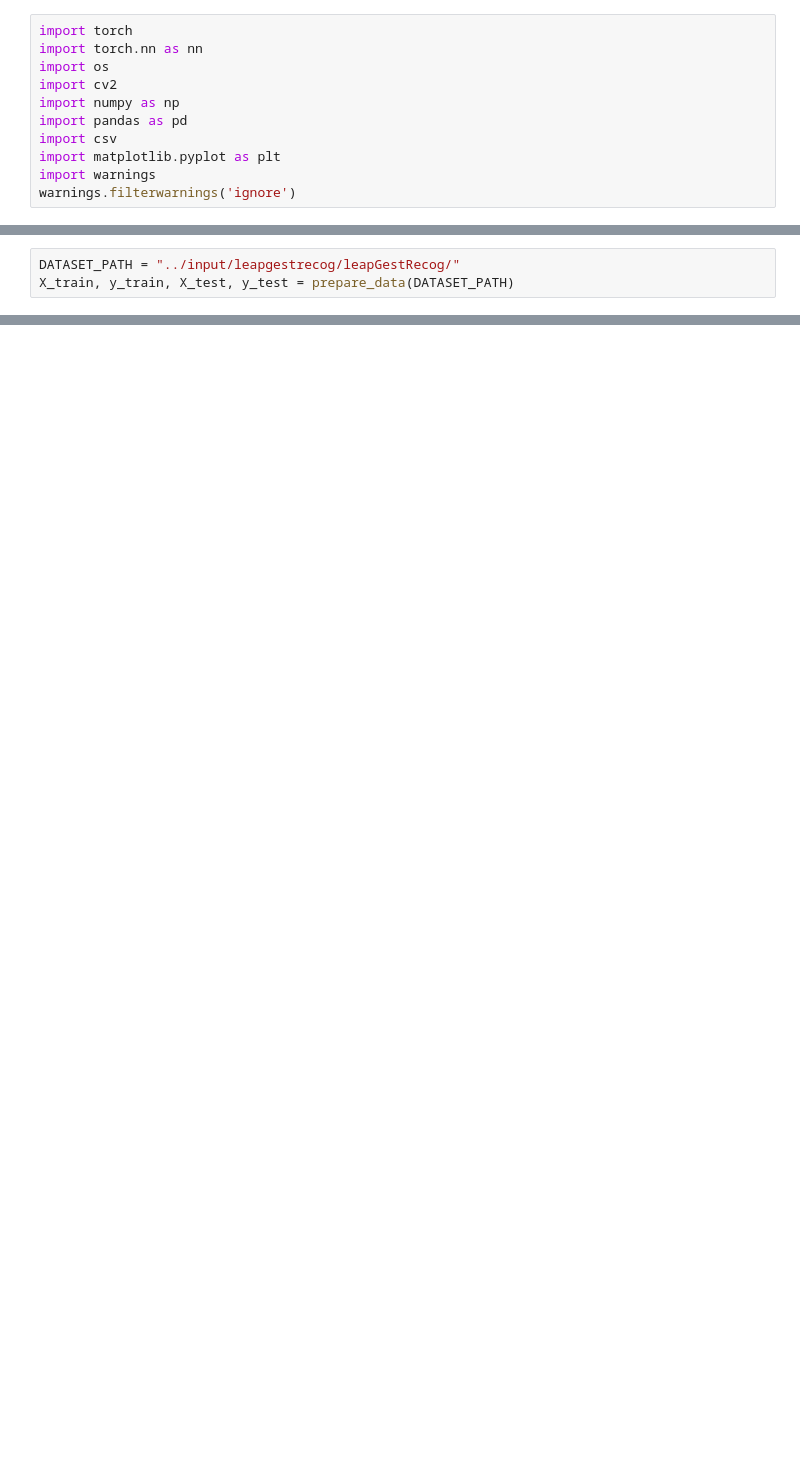
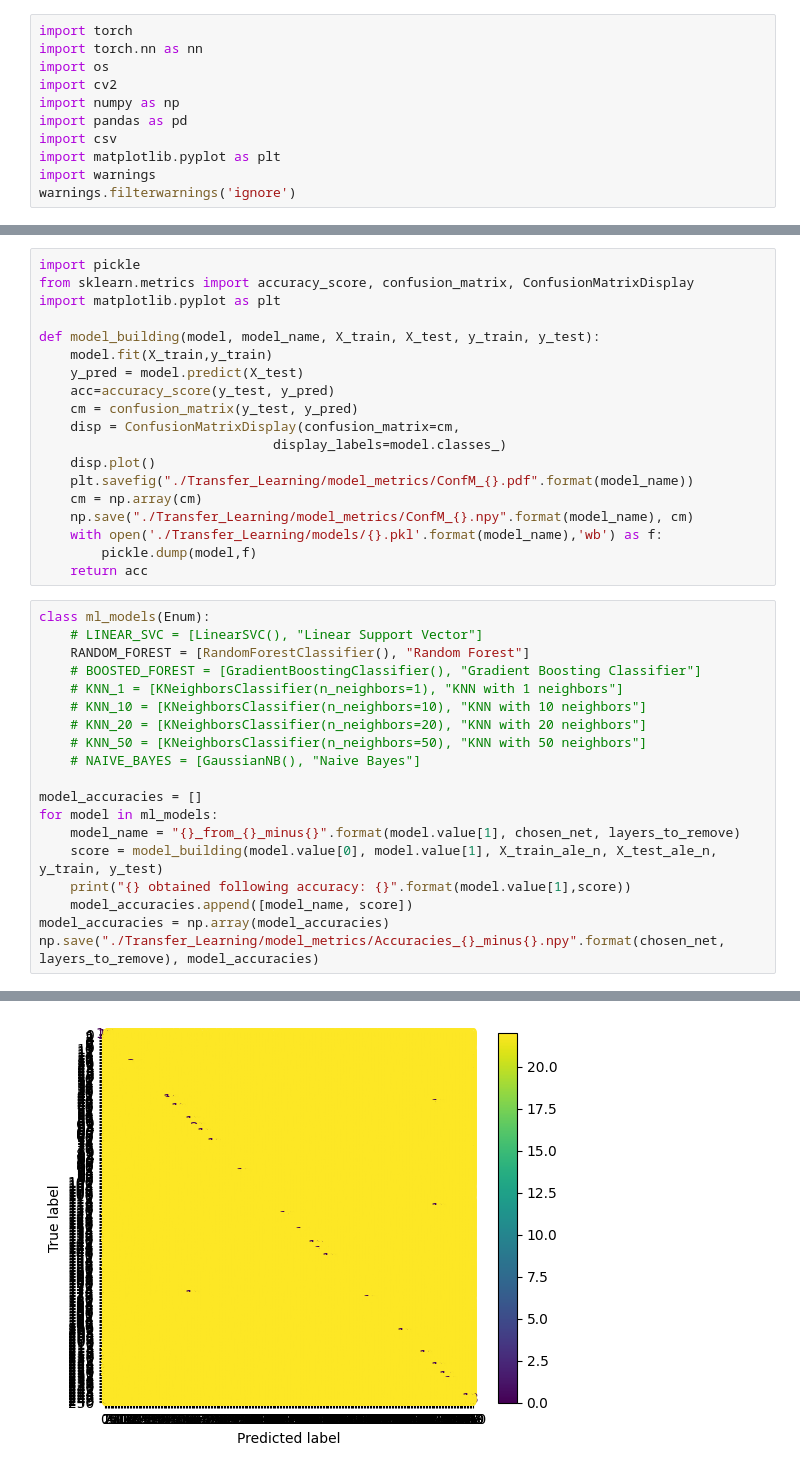
Before and after one commit to Adri261/progettoVIPM, a Jupyter notebook: Transfer_Learning/transfer-learning-with-alexnet.ipynb, the cells around one changed output, grey strips where cells are left out. Cells and saved outputs as stored; diff of their text form; blank space fills up the shorter version.

Commit message:
completato jupyter per transfer learning

```diff
--- a/Transfer_Learning/transfer-learning-with-alexnet.ipynb
+++ b/Transfer_Learning/transfer-learning-with-alexnet.ipynb
@@ -298,3 +164,0 @@ def model_building(model, X_train, X_test, y_train, y_test):
-# %%
-DATASET_PATH = "../input/leapgestrecog/leapGestRecog/"
-X_train, y_train, X_test, y_test = prepare_data(DATASET_PATH)
@@ -314,0 +257,39 @@ Naive Bayes score: 0.805
+# %%
+import pickle
+from sklearn.metrics import accuracy_score, confusion_matrix, ConfusionMatrixDisplay
+import matplotlib.pyplot as plt
+
+def model_building(model, model_name, X_train, X_test, y_train, y_test):
+    model.fit(X_train,y_train)
+    y_pred = model.predict(X_test)
+    acc=accuracy_score(y_test, y_pred)
+    cm = confusion_matrix(y_test, y_pred)
+    disp = ConfusionMatrixDisplay(confusion_matrix=cm,
+                              display_labels=model.classes_)
+    disp.plot()
+    plt.savefig("./Transfer_Learning/model_metrics/ConfM_{}.pdf".format(model_name))
+    cm = np.array(cm)
+    np.save("./Transfer_Learning/model_metrics/ConfM_{}.npy".format(model_name), cm)
+    with open('./Transfer_Learning/models/{}.pkl'.format(model_name),'wb') as f:
+        pickle.dump(model,f)
+    return acc
+# %%
+class ml_models(Enum):
+    # LINEAR_SVC = [LinearSVC(), "Linear Support Vector"]
+    RANDOM_FOREST = [RandomForestClassifier(), "Random Forest"]
+    # BOOSTED_FOREST = [GradientBoostingClassifier(), "Gradient Boosting Classifier"]
+    # KNN_1 = [KNeighborsClassifier(n_neighbors=1), "KNN with 1 neighbors"]
+    # KNN_10 = [KNeighborsClassifier(n_neighbors=10), "KNN with 10 neighbors"]
+    # KNN_20 = [KNeighborsClassifier(n_neighbors=20), "KNN with 20 neighbors"]
+    # KNN_50 = [KNeighborsClassifier(n_neighbors=50), "KNN with 50 neighbors"]
+    # NAIVE_BAYES = [GaussianNB(), "Naive Bayes"]
+
+model_accuracies = []
+for model in ml_models:
+    model_name = "{}_from_{}_minus{}".format(model.value[1], chosen_net, layers_to_remove)
+    score = model_building(model.value[0], model.value[1], X_train_ale_n, X_test_ale_n, y_train, y_test)
+    print("{} obtained following accuracy: {}".format(model.value[1],score))
+    model_accuracies.append([model_name, score])
+model_accuracies = np.array(model_accuracies)
+np.save("./Transfer_Learning/model_metrics/Accuracies_{}_minus{}.npy".format(chosen_net, layers_to_remove), model_accuracies)
+# %% [output]
@@ -314,0 +297 @@ Naive Bayes score: 0.805
+[figure, added]
```
Also changed, not shown: parts of 19 cells of this notebook, 2 other files.
